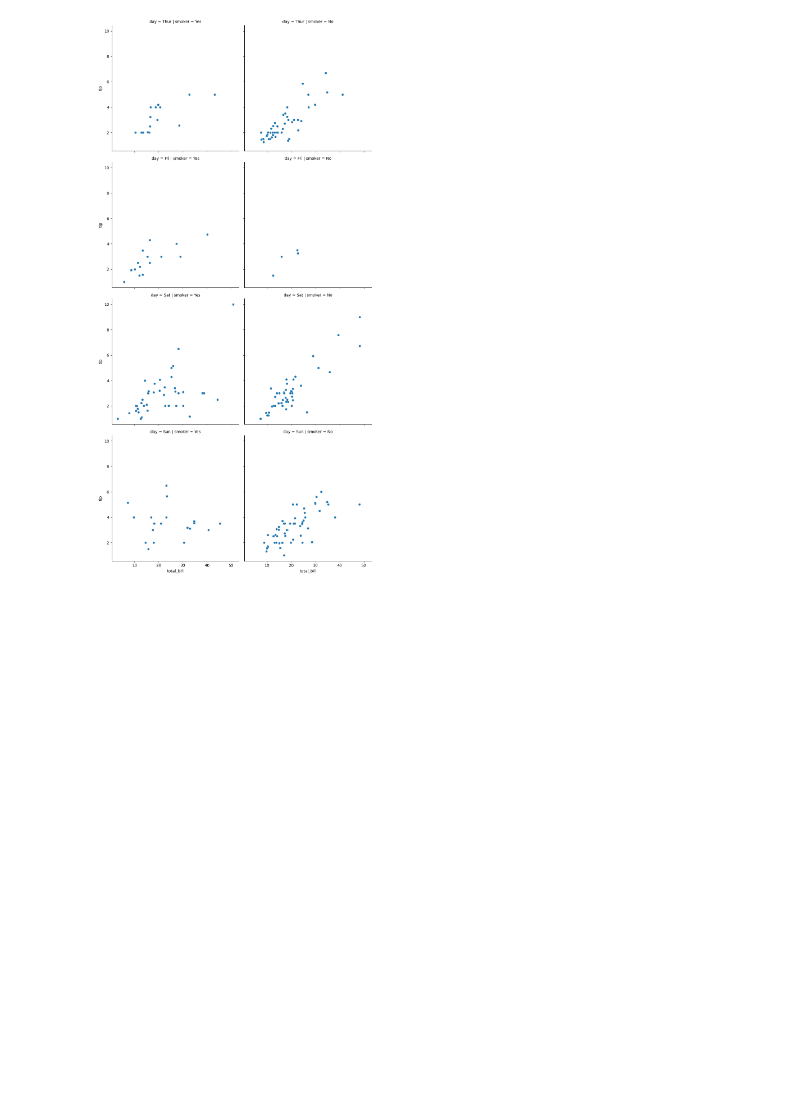
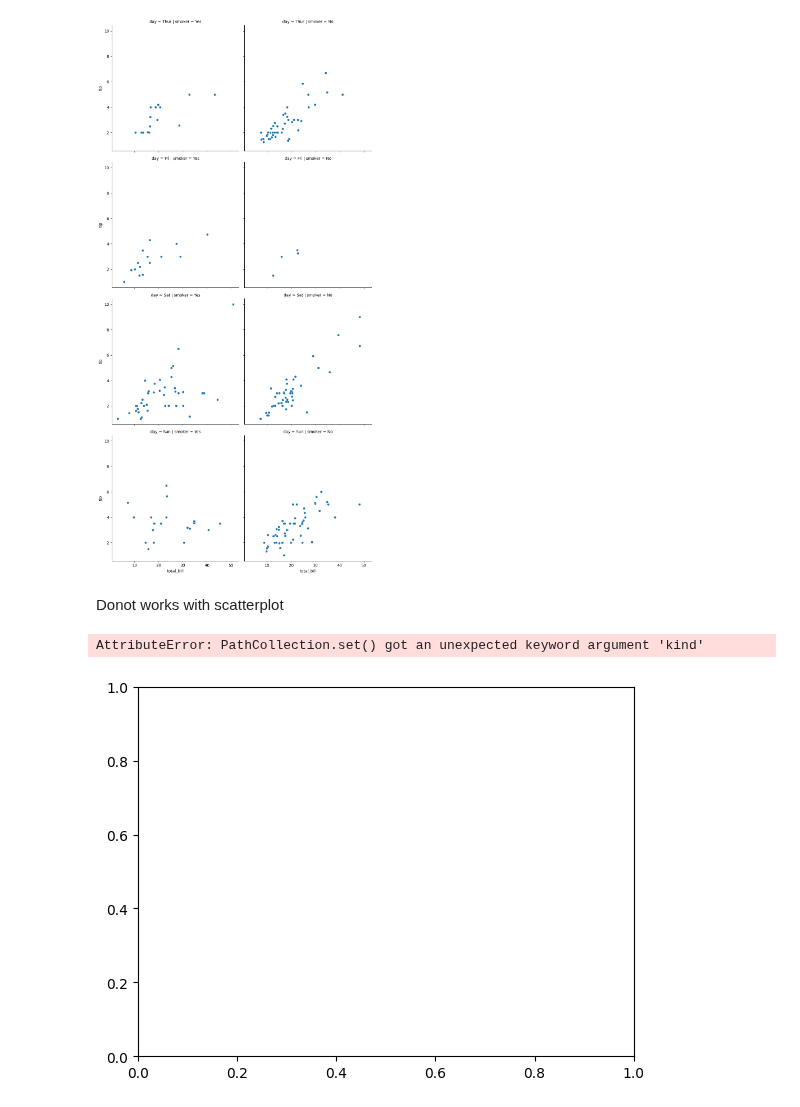
Before and after one commit to sseal2004/Machine-Learning-Full-Course, a Jupyter notebook: Python Library/Seaborn/Relational Plot.ipynb, the cells around one changed output. Drawn from its saved outputs; the diff is of its cells as text; code cells hidden in the pictures; blank space fills up the shorter version.

```diff
--- a/Python Library/Seaborn/Relational Plot.ipynb
+++ b/Python Library/Seaborn/Relational Plot.ipynb
@@ -241,3 +241,10 @@ sns.relplot(data=temp, x='total_bill', y='tip', kind='scatter',col='smoker' ,row
 # %% [output]
 <seaborn.axisgrid.FacetGrid at 0x...>
 [figure]
+# %% [markdown]
+Donot works with scatterplot
+# %%
+sns.scatterplot(data=temp, x='total_bill', y='tip', kind='line',col='smoker' ,row='day')
+# %% [output]
+AttributeError: PathCollection.set() got an unexpected keyword argument 'kind'
+[figure, added]
```
Also changed, not shown: parts of 2 cells of this notebook.
